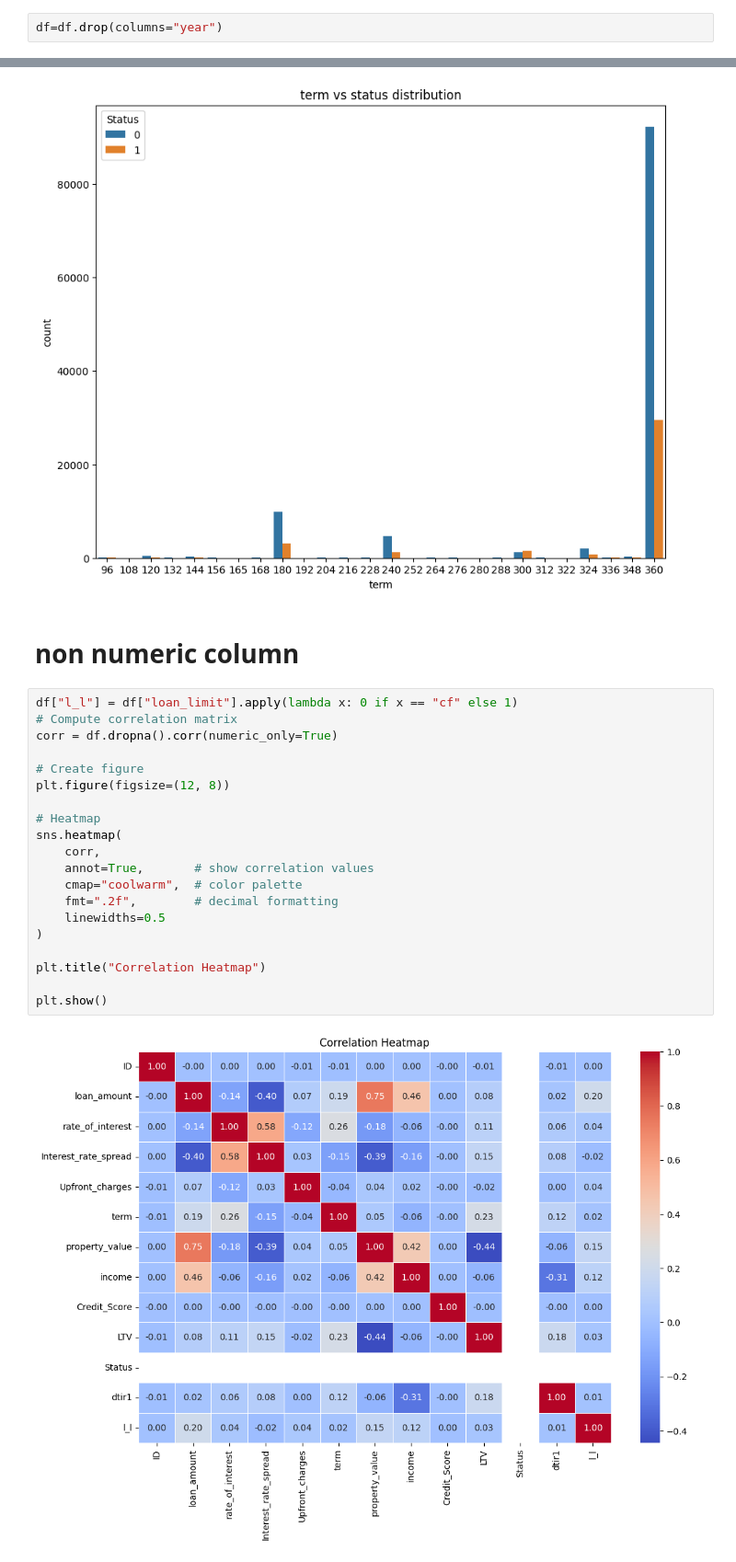
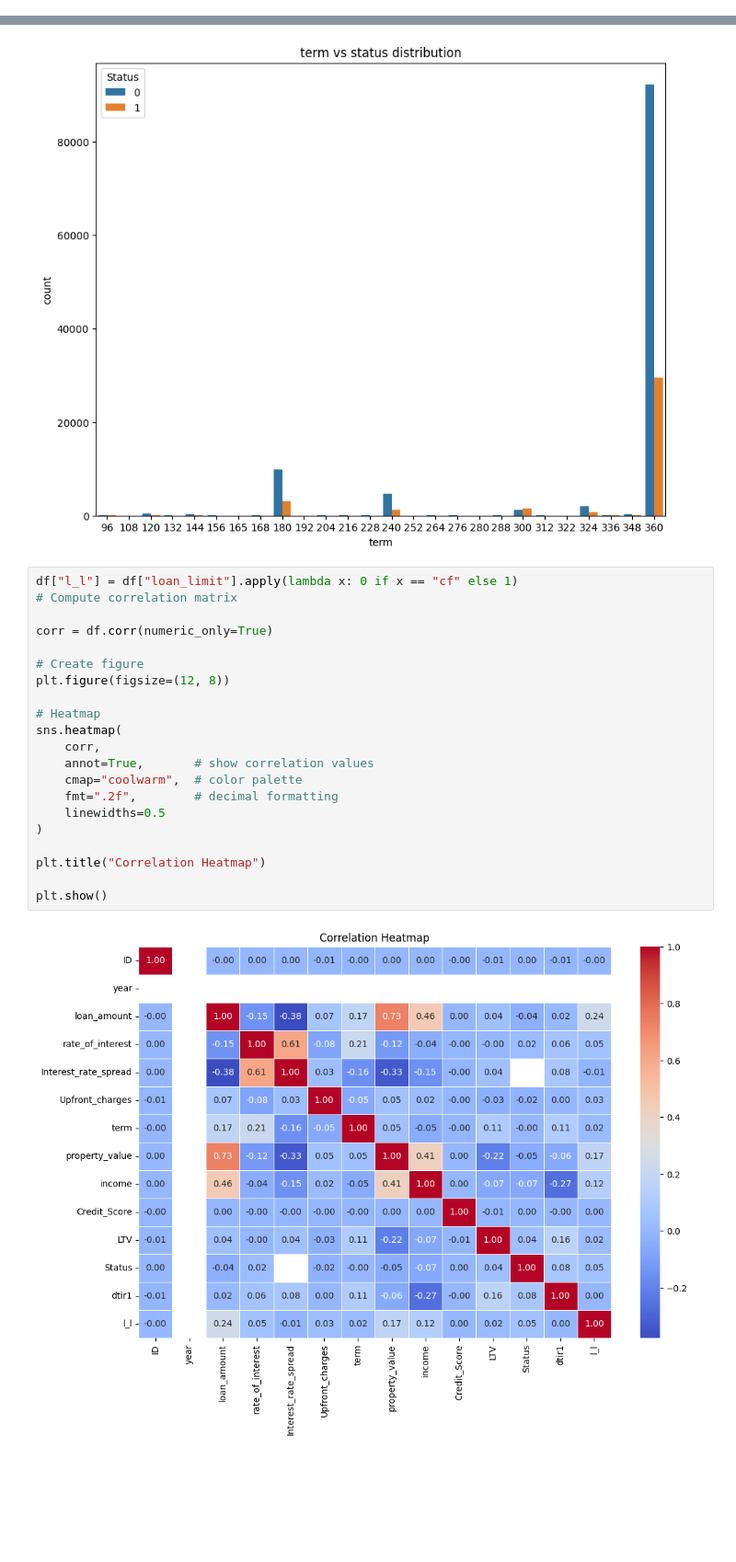
Before and after one commit to juniorskg/loan_default_prediction, a Jupyter notebook: notebooks/EDA.ipynb, the cells around one changed output, grey strips where cells are left out. Shown at 92% size. Drawn from its saved outputs; the diff is of its cells as text; blank space fills up the shorter version.

```diff
--- a/notebooks/EDA.ipynb
+++ b/notebooks/EDA.ipynb
@@ -178,8 +221,6 @@ print(df["year"].unique())
 2019
 2019
 [2019]
-# %%
-df=df.drop(columns="year")
 # %% [markdown]
 # numerical columns
 # %% [markdown]
@@ -551,27 +836,26 @@ True     0.365854
 Name: Status, dtype: float64
 [figure]
 [figure]
-# %% [markdown]
-# non numeric column
 # %%
 df["l_l"] = df["loan_limit"].apply(lambda x: 0 if x == "cf" else 1)
 # Compute correlation matrix
-corr = df.dropna().corr(numeric_only=True)
+
+corr = df.corr(numeric_only=True)
 
 # Create figure
 plt.figure(figsize=(12, 8))
 
 # Heatmap
 sns.heatmap(
     corr,
     annot=True,       # show correlation values
     cmap="coolwarm",  # color palette
     fmt=".2f",        # decimal formatting
     linewidths=0.5
 )
 
 plt.title("Correlation Heatmap")
 
 plt.show()
 # %% [output]
-[figure, old version]
+[figure, new version]
```
Also changed, not shown: parts of 13 cells of this notebook.
